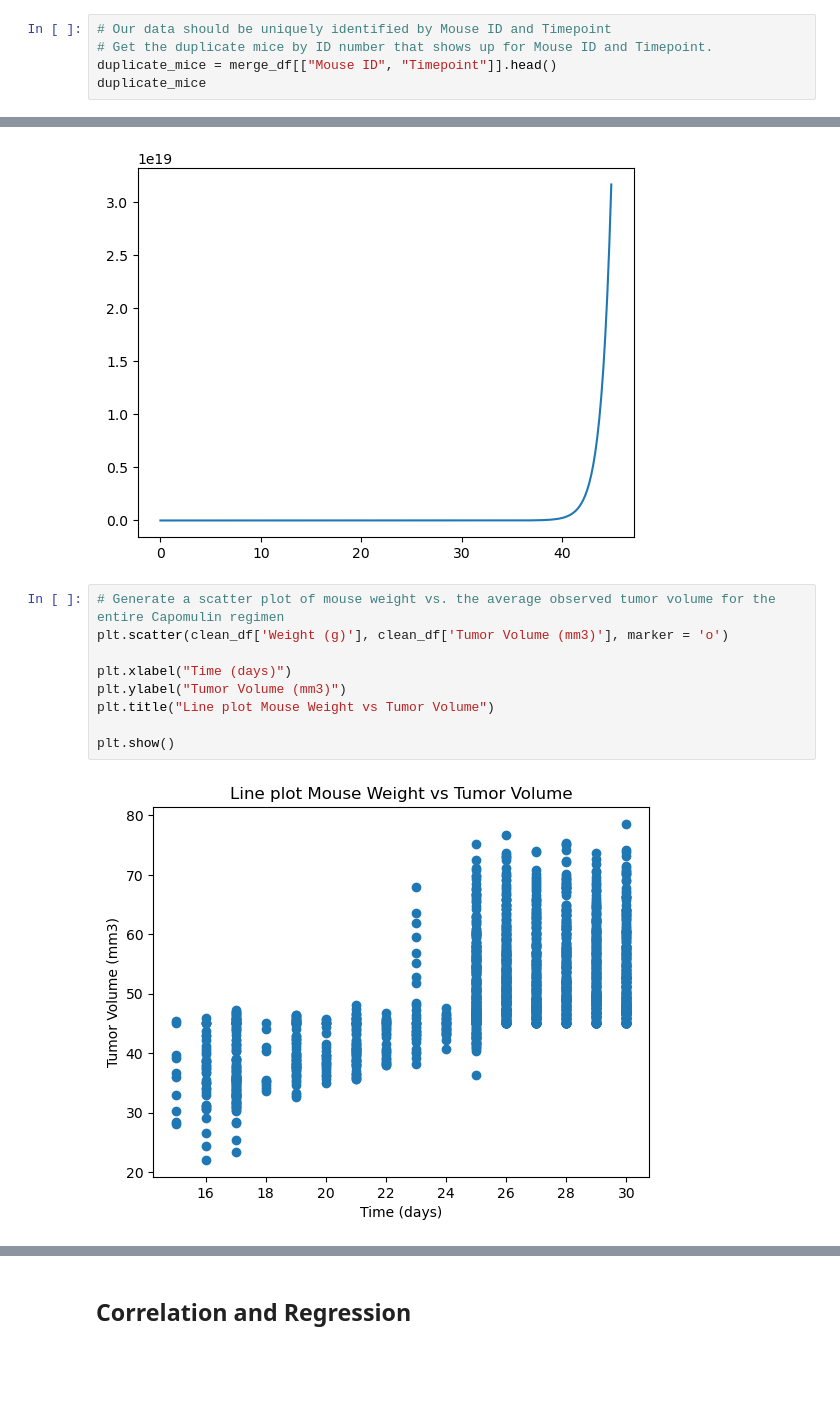
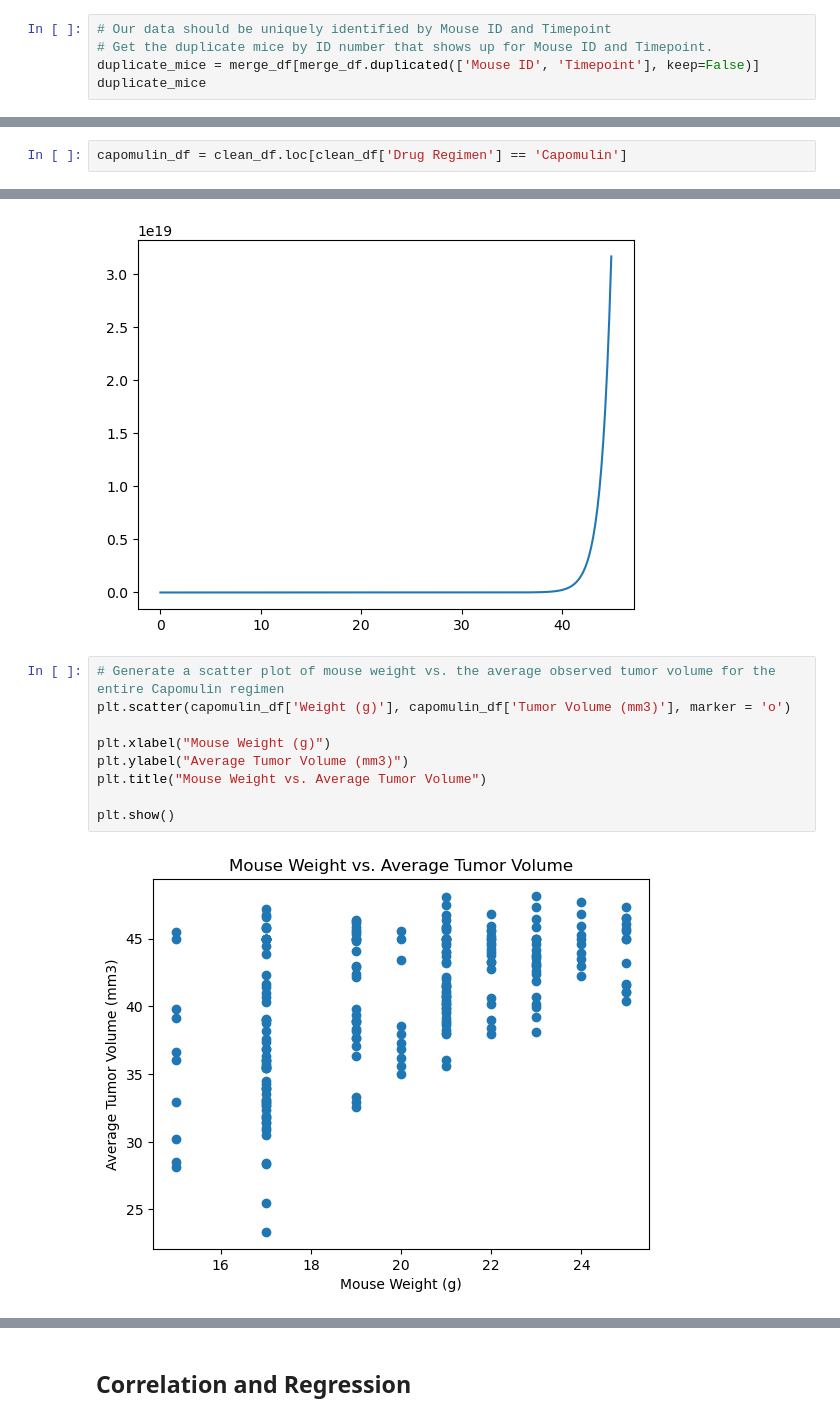
Before and after one commit to mallen517/Pymaceuticals, a Jupyter notebook: Pymaceuticals/pymaceuticals_starter.ipynb, the cells around one changed output, grey strips where cells are left out. Cells and saved outputs as stored; diff of their text form; blank space fills up the shorter version.

```diff
--- a/Pymaceuticals/pymaceuticals_starter.ipynb
+++ b/Pymaceuticals/pymaceuticals_starter.ipynb
@@ -48,6 +50,6 @@ mice_count
 # %%
 # Our data should be uniquely identified by Mouse ID and Timepoint
 # Get the duplicate mice by ID number that shows up for Mouse ID and Timepoint.
-duplicate_mice = merge_df[["Mouse ID", "Timepoint"]].head()
+duplicate_mice = merge_df[merge_df.duplicated(['Mouse ID', 'Timepoint'], keep=False)]
 duplicate_mice
 # %% [output]
@@ -265,3 +262,5 @@ import matplotlib.pyplot as plt
+# %%
+capomulin_df = clean_df.loc[clean_df['Drug Regimen'] == 'Capomulin']
 # %%
 # Generate a line plot of tumor volume vs. time point for a single mouse treated with Capomulin
 x_axis = np.arange(0, 45, 0.1)
@@ -278,12 +277,12 @@ plt.show()
 [figure]
 # %%
 # Generate a scatter plot of mouse weight vs. the average observed tumor volume for the entire Capomulin regimen
-plt.scatter(clean_df['Weight (g)'], clean_df['Tumor Volume (mm3)'], marker = 'o')
+plt.scatter(capomulin_df['Weight (g)'], capomulin_df['Tumor Volume (mm3)'], marker = 'o')
 
-plt.xlabel("Time (days)")
-plt.ylabel("Tumor Volume (mm3)")
-plt.title("Line plot Mouse Weight vs Tumor Volume")
+plt.xlabel("Mouse Weight (g)")
+plt.ylabel("Average Tumor Volume (mm3)")
+plt.title("Mouse Weight vs. Average Tumor Volume")
 
 plt.show()
 # %% [output]
-[figure, old version]
+[figure, new version]
```
Also changed, not shown: parts of 16 cells of this notebook.
